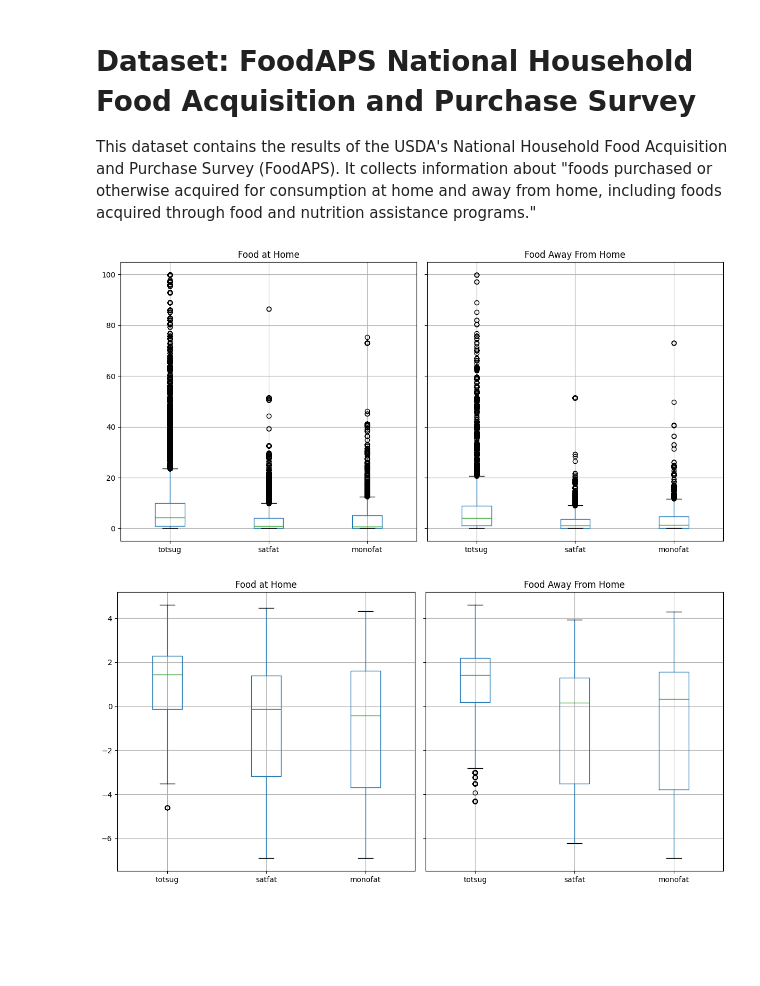
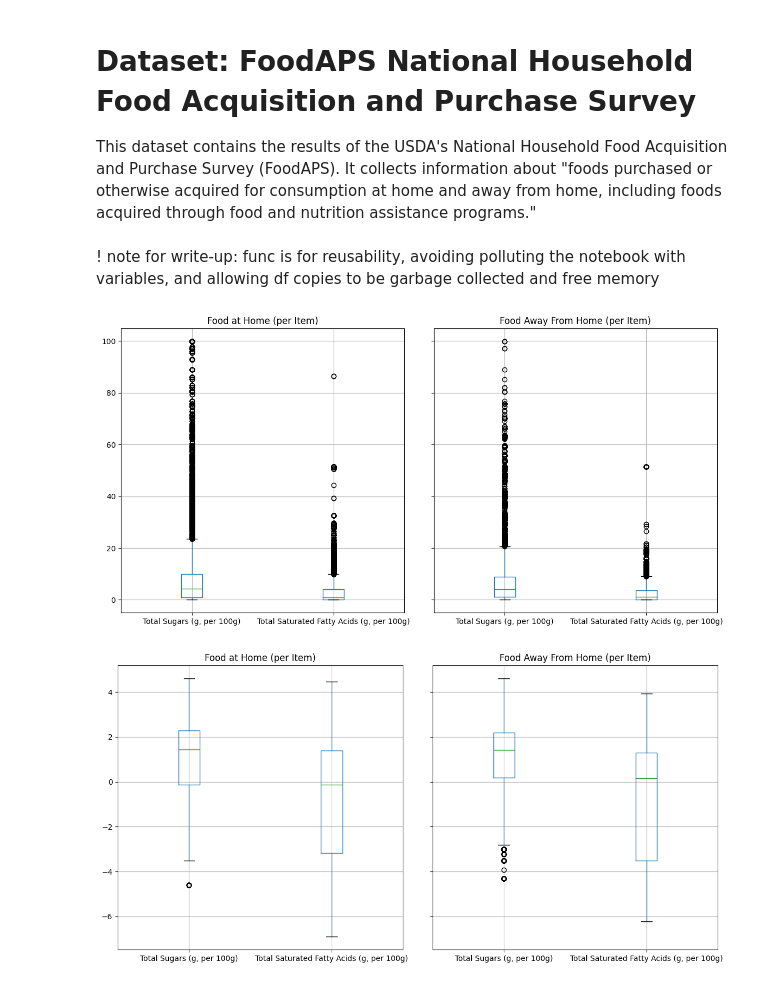
Before and after one commit to seoyunnie/csmodel-mcos, a Jupyter notebook: dataset_analysis.ipynb, the cells around one changed output. Drawn from its saved outputs; the diff is of its cells as text; code cells hidden in the pictures; blank space fills up the shorter version.

```diff
--- a/dataset_analysis.ipynb
+++ b/dataset_analysis.ipynb
@@ -35,25 +35,32 @@ snap_fafh_df = fafh_df[fafh_df["hhnum"].isin(hh_nums)]
 # %%
-REQUIRED_VARIABLES = ["totsug", "satfat", "monofat"]
+REQUIRED_VARIABLES = ["totsug", "satfat"]
 
-snap_fah_df = snap_fah_df[REQUIRED_VARIABLES]
-snap_fafh_df = snap_fafh_df[REQUIRED_VARIABLES]
+fah_df = fah_df[REQUIRED_VARIABLES]
+fafh_df = fafh_df[REQUIRED_VARIABLES]
 # %%
-snap_fah_df = snap_fah_df.dropna(how="all")
-snap_fafh_df = snap_fafh_df.dropna(how="all")
+fah_df = fah_df.dropna(how="all")
+fafh_df = fafh_df.dropna(how="all")
 # %%
-snap_fah_df = snap_fah_df.fillna(0, inplace=True)
-snap_fafh_df = snap_fafh_df.fillna(0, inplace=True)
+fah_df = fah_df.fillna(0, inplace=True)
+fafh_df = fafh_df.fillna(0, inplace=True)
+# %% [markdown]
+! note for write-up: func is for reusability, avoiding polluting the notebook with variables, and allowing df copies to be garbage collected and free memory
+# %%
+def show_boxplots() -> None:
+    fig, (ax1, ax2) = plt.subplots(ncols=2, figsize=(12, 6), sharey=True)
+
+    plot_col_names = {"totsug": "Total Sugars (g, per 100g)", "satfat": "Total Saturated Fatty Acids (g, per 100g)"}
+
+    fah_df.rename(columns=plot_col_names).boxplot(ax=ax1)
+    ax1.set_title("Food at Home (per Item)")
+
+    fafh_df.rename(columns=plot_col_names).boxplot(ax=ax2)
+    ax2.set_title("Food Away From Home (per Item)")
+
+    plt.tight_layout()
+    plt.show()
 # %%
-fig, (ax1, ax2) = plt.subplots(ncols=2, figsize=(12, 6), sharey=True)
-
-snap_fah_df.boxplot(ax=ax1)
-ax1.set_title("Food at Home")
-
-snap_fafh_df.boxplot(ax=ax2)
-ax2.set_title("Food Away From Home")
-
-plt.tight_layout()
-plt.show()
+show_boxplots()
 # %% [output]
-[figure, old version]
+[figure, new version]
 # %%
@@ -62,13 +69,4 @@ snap_fafh_df = snap_fafh_df.apply(np.log)
 # %%
-fig, (ax1, ax2) = plt.subplots(ncols=2, figsize=(12, 6), sharey=True)
-
-snap_fah_df.boxplot(ax=ax1)
-ax1.set_title("Food at Home")
-
-snap_fafh_df.boxplot(ax=ax2)
-ax2.set_title("Food Away From Home")
-
-plt.tight_layout()
-plt.show()
+show_boxplots()
 # %% [output]
-[figure, old version]
+[figure, new version]
```
Also changed, not shown: parts of 2 cells of this notebook, 1 other file.
